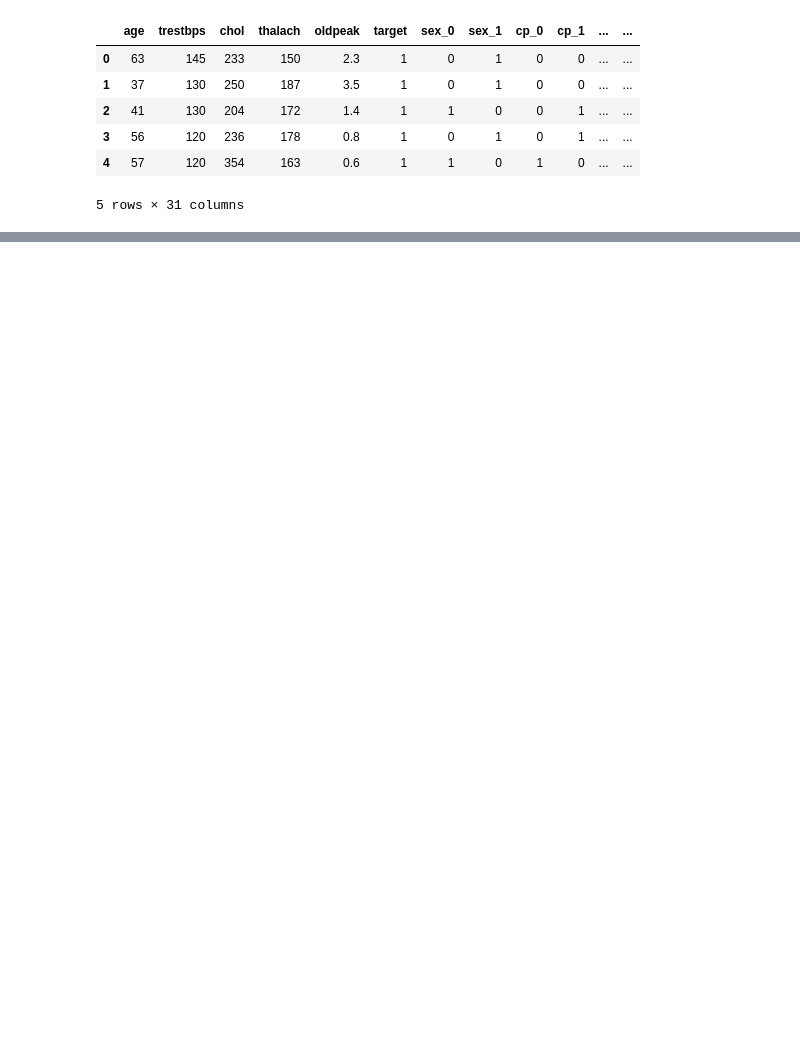
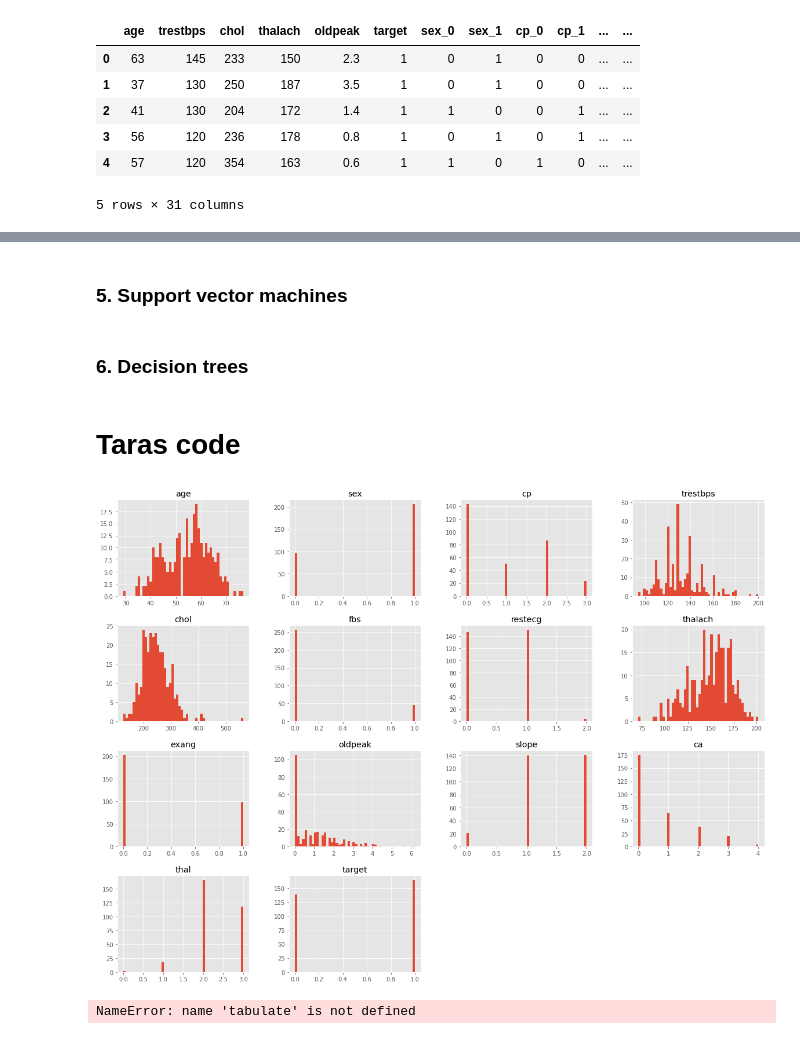
Before and after one commit to trs96/MLDA, a Jupyter notebook: Project.ipynb, the cells around one changed output, grey strips where cells are left out. Cells and saved outputs as stored; diff of their text form; code cells hidden in the pictures; blank space fills up the shorter version.

```diff
--- a/Project.ipynb
+++ b/Project.ipynb
@@ -357,0 +416,6 @@ X_encoded.head()
+# %% [markdown]
+### 5. Support vector machines
+# %% [markdown]
+### 6. Decision trees
+# %% [markdown]
+# Taras code
@@ -357,0 +430,22 @@ X_encoded.head()
+# %%
+df = pd.read_csv("heart.csv")  # storing the data in df
+df.index.rename("id", inplace=True)
+df.drop_duplicates(inplace=True)  # droping dublicates
+pd.options.display.width = None  # for fully display the columns in PyCharm
+
+df_hd = df[df["target"] == 1]  # dataframe of Heart diseases
+df_whd = df[df["target"] == 0]  # dataframe of Without Heart diseases
+# %%
+#def infos():  # plotting all the data in histograms (maybe change the column names?)
+
+df.hist(bins=50, figsize=(20, 15))
+plt.show()
+# %% [output]
+[figure, added]
+# %%
+#def des_stat():  # generating descriptive statistics
+
+df_des = df.describe()
+print(tabulate(df_des, headers="firstrow")) #Tabulate funktionert nicht kp
+# %% [output]
+NameError: name 'tabulate' is not defined
```
Also changed, not shown: parts of 17 cells of this notebook.
